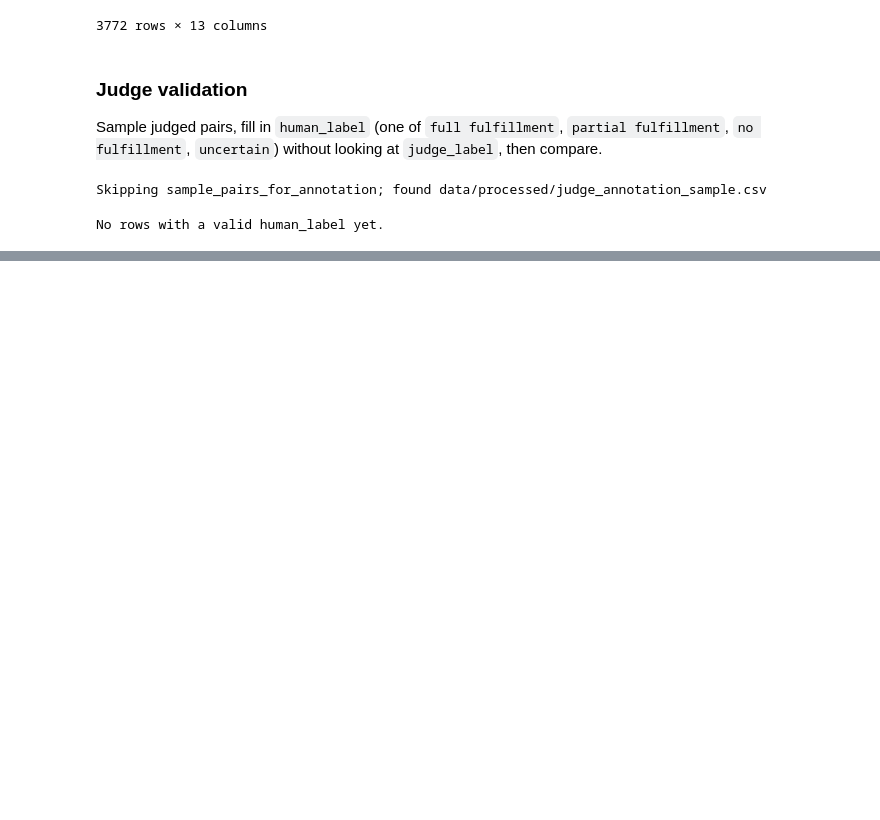
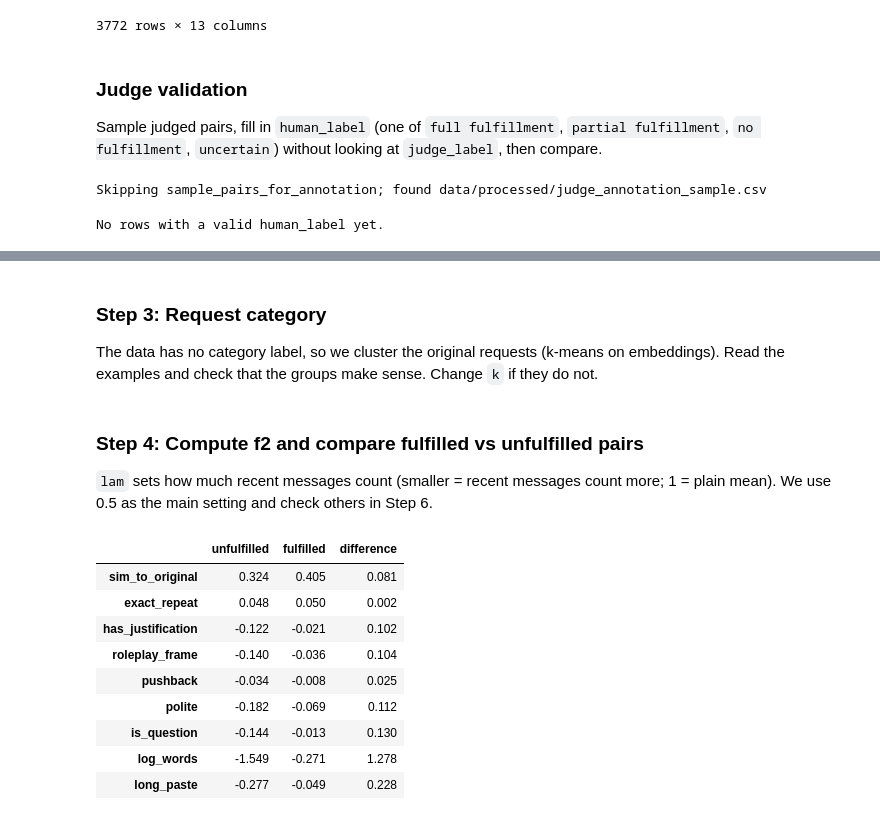
Before and after one commit to emilyho14/CS598_ComputationalSocialScience, a Jupyter notebook: pipeline.ipynb, the cells around one changed output, grey strips where cells are left out. Cells and saved outputs as stored; diff of their text form; code cells hidden in the pictures; blank space fills up the shorter version.

```diff
--- a/pipeline.ipynb
+++ b/pipeline.ipynb
@@ -467,0 +293,3 @@ pd.DataFrame(cols, index=use)
+# %% [markdown]
+### Step 3: Request category
+The data has no category label, so we cluster the original requests (k-means on embeddings). Read the examples and check that the groups make sense. Change `k` if they do not.
@@ -467,0 +299,18 @@ pd.DataFrame(cols, index=use)
+# %% [markdown]
+### Step 4: Compute f2 and compare fulfilled vs unfulfilled pairs
+`lam` sets how much recent messages count (smaller = recent messages count more; 1 = plain mean). We use 0.5 as the main setting and check others in Step 6.
+# %%
+LAM = 0.5
+df = sem.add_f2(pairs, cache, lam=LAM)
+sem.group_means(df)
+# %% [output]
+|  | unfulfilled | fulfilled | difference |
+| sim_to_original | 0.324 | 0.405 | 0.081 |
+| exact_repeat | 0.048 | 0.050 | 0.002 |
+| has_justification | -0.122 | -0.021 | 0.102 |
+| roleplay_frame | -0.140 | -0.036 | 0.104 |
+| pushback | -0.034 | -0.008 | 0.025 |
+| polite | -0.182 | -0.069 | 0.112 |
+| is_question | -0.144 | -0.013 | 0.130 |
+| log_words | -1.549 | -0.271 | 1.278 |
+| long_paste | -0.277 | -0.049 | 0.228 |
```
Also changed, not shown: parts of 29 cells of this notebook, 3 other files.
